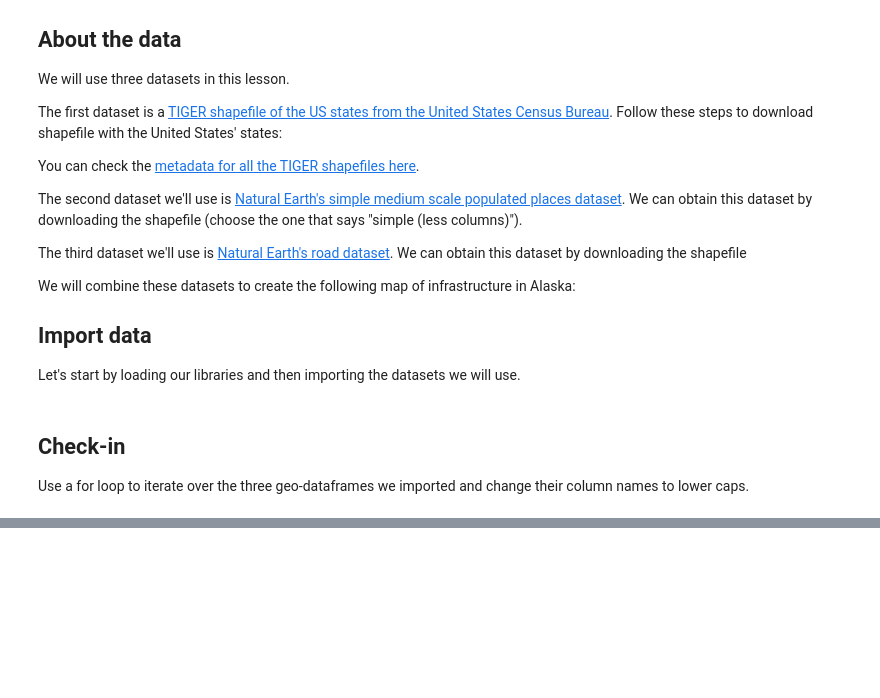
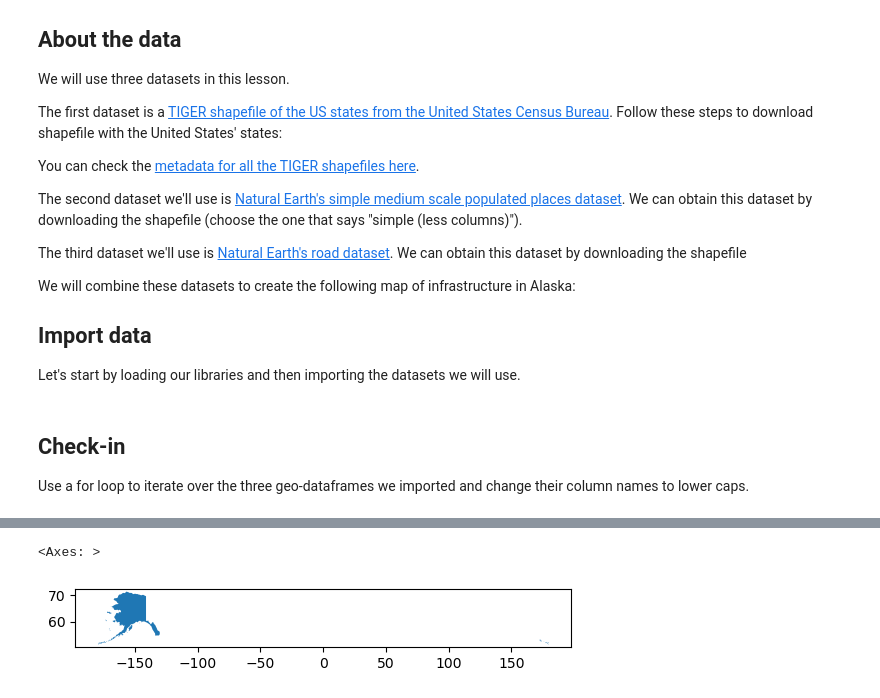
Before and after one commit to rellimylime/eds220-2025-in-class, a Jupyter notebook: week7-clipping.ipynb, the cells around one changed output, grey strips where cells are left out. Drawn from its saved outputs; the diff is of its cells as text; code cells hidden in the pictures; blank space fills up the shorter version.

```diff
--- a/week7-clipping.ipynb
+++ b/week7-clipping.ipynb
@@ -54,0 +88,7 @@ Use a for loop to iterate over the three geo-dataframes we imported and change t
+# %%
+# Select only alaska data
+alaska = states[states.name =='Alaska']
+alaska.plot()
+# %% [output]
+<Axes: >
+[figure, added]
```
Also changed, not shown: parts of 40 cells of this notebook, 2 other files.
